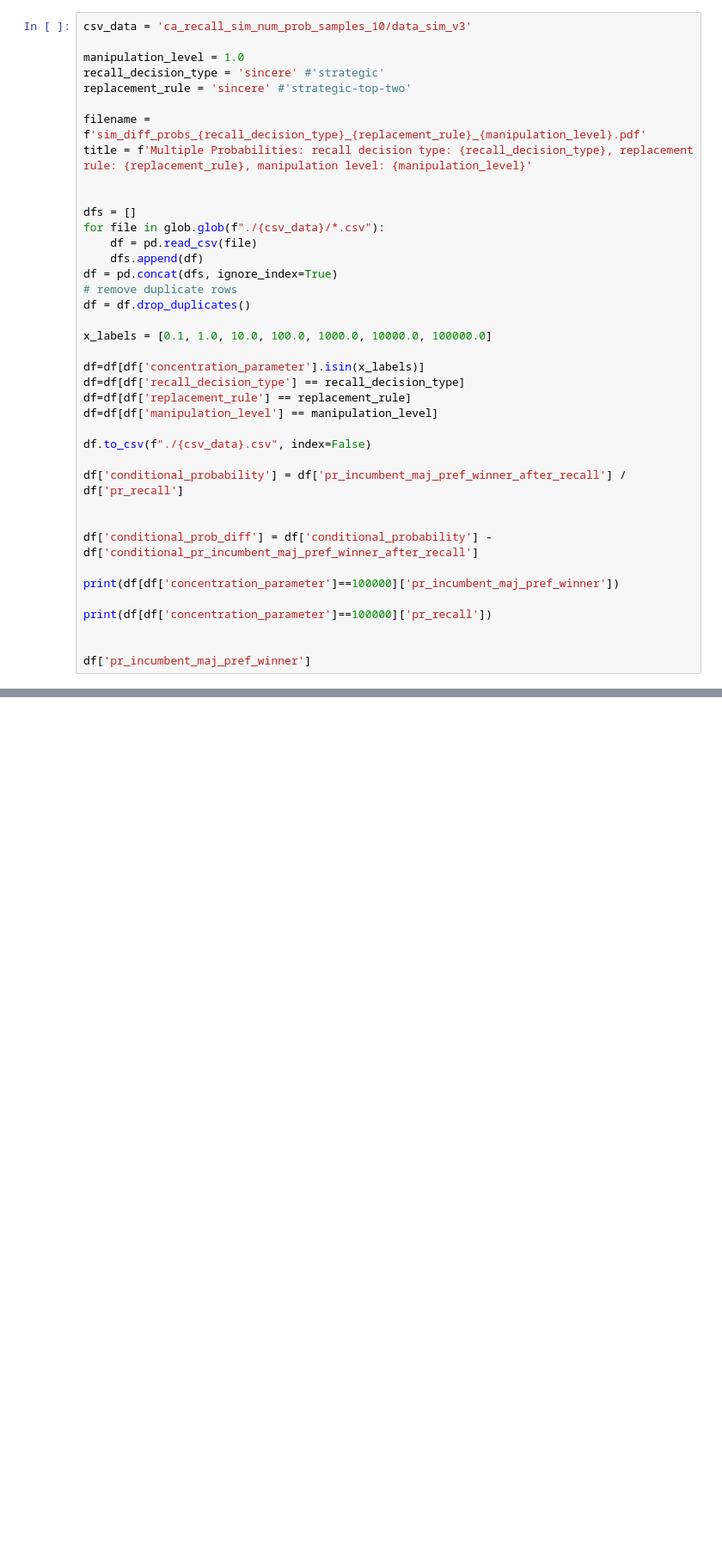
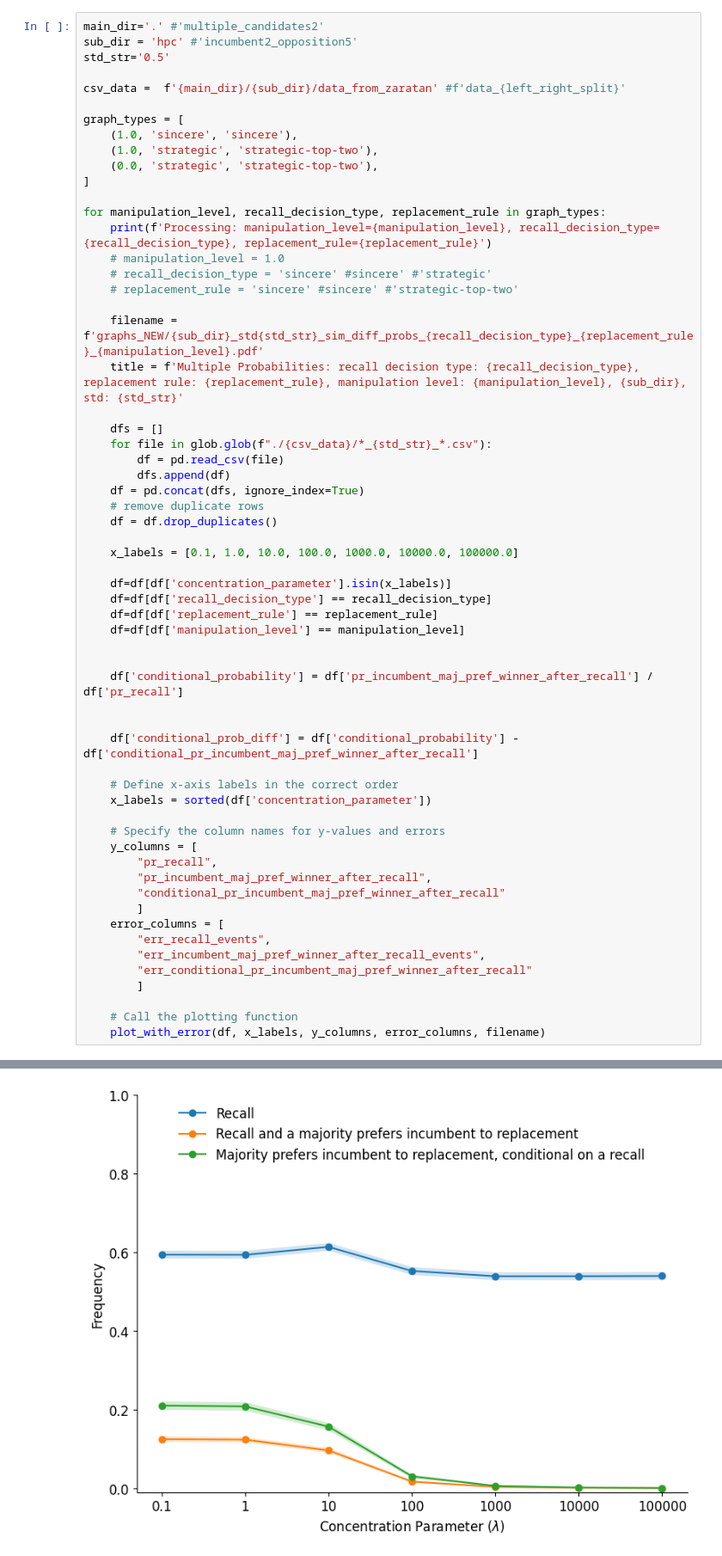
Before and after one commit to epacuit/ca_recall, a Jupyter notebook: ca_recall_simulation_visualization.ipynb, the cells around one changed output, grey strips where cells are left out. Shown at 86% size. Cells and saved outputs as stored; diff of their text form; blank space fills up the shorter version.

```diff
--- a/ca_recall_simulation_visualization.ipynb
+++ b/ca_recall_simulation_visualization.ipynb
@@ -27,40 +76,61 @@ import seaborn as sns
 # %%
-csv_data = 'ca_recall_sim_num_prob_samples_10/data_sim_v3'
+main_dir='.' #'multiple_candidates2'
+sub_dir = 'hpc' #'incumbent2_opposition5'
+std_str='0.5'
 
-manipulation_level = 1.0
-recall_decision_type = 'sincere' #'strategic'
-replacement_rule = 'sincere' #'strategic-top-two'
+csv_data =  f'{main_dir}/{sub_dir}/data_from_zaratan' #f'data_{left_right_split}'
 
-filename = f'sim_diff_probs_{recall_decision_type}_{replacement_rule}_{manipulation_level}.pdf'
-title = f'Multiple Probabilities: recall decision type: {recall_decision_type}, replacement rule: {replacement_rule}, manipulation level: {manipulation_level}'
+graph_types = [
+    (1.0, 'sincere', 'sincere'),
+    (1.0, 'strategic', 'strategic-top-two'),
+    (0.0, 'strategic', 'strategic-top-two'),
+]
+
+for manipulation_level, recall_decision_type, replacement_rule in graph_types:
+    print(f'Processing: manipulation_level={manipulation_level}, recall_decision_type={recall_decision_type}, replacement_rule={replacement_rule}')
+    # manipulation_level = 1.0
+    # recall_decision_type = 'sincere' #sincere' #'strategic'
+    # replacement_rule = 'sincere' #sincere' #'strategic-top-two'
+
+    filename = f'graphs_NEW/{sub_dir}_std{std_str}_sim_diff_probs_{recall_decision_type}_{replacement_rule}_{manipulation_level}.pdf'
+    title = f'Multiple Probabilities: recall decision type: {recall_decision_type}, replacement rule: {replacement_rule}, manipulation level: {manipulation_level}, {sub_dir}, std: {std_str}'
+
+    dfs = []
+    for file in glob.glob(f"./{csv_data}/*_{std_str}_*.csv"):
+        df = pd.read_csv(file)
+        dfs.append(df)
+    df = pd.concat(dfs, ignore_index=True)
+    # remove duplicate rows
+    df = df.drop_duplicates()
+
+    x_labels = [0.1, 1.0, 10.0, 100.0, 1000.0, 10000.0, 100000.0]
+
+    df=df[df['concentration_parameter'].isin(x_labels)]
+    df=df[df['recall_decision_type'] == recall_decision_type]
+    df=df[df['replacement_rule'] == replacement_rule]
+    df=df[df['manipulation_level'] == manipulation_level]
 
 
-dfs = []
-for file in glob.glob(f"./{csv_data}/*.csv"):
-    df = pd.read_csv(file)
-    dfs.append(df)
-df = pd.concat(dfs, ignore_index=True)
-# remove duplicate rows
-df = df.drop_duplicates()
-
-x_labels = [0.1, 1.0, 10.0, 100.0, 1000.0, 10000.0, 100000.0]
-
-df=df[df['concentration_parameter'].isin(x_labels)]
-df=df[df['recall_decision_type'] == recall_decision_type]
-df=df[df['replacement_rule'] == replacement_rule]
-df=df[df['manipulation_level'] == manipulation_level]
-
-df.to_csv(f"./{csv_data}.csv", index=False)
-
-df['conditional_probability'] = df['pr_incumbent_maj_pref_winner_after_recall'] / df['pr_recall']
+    df['conditional_probability'] = df['pr_incumbent_maj_pref_winner_after_recall'] / df['pr_recall']
 
 
-df['conditional_prob_diff'] = df['conditional_probability'] - df['conditional_pr_incumbent_maj_pref_winner_after_recall']
+    df['conditional_prob_diff'] = df['conditional_probability'] - df['conditional_pr_incumbent_maj_pref_winner_after_recall']
 
-print(df[df['concentration_parameter']==100000]['pr_incumbent_maj_pref_winner'])
+    # Define x-axis labels in the correct order
+    x_labels = sorted(df['concentration_parameter'])
 
-print(df[df['concentration_parameter']==100000]['pr_recall'])
+    # Specify the column names for y-values and errors
+    y_columns = [
+        "pr_recall",
+        "pr_incumbent_maj_pref_winner_after_recall",
+        "conditional_pr_incumbent_maj_pref_winner_after_recall"
+        ]
+    error_columns = [
+        "err_recall_events",
+        "err_incumbent_maj_pref_winner_after_recall_events",
+        "err_conditional_pr_incumbent_maj_pref_winner_after_recall"
+        ]
 
-
-df['pr_incumbent_maj_pref_winner']
+    # Call the plotting function
+    plot_with_error(df, x_labels, y_columns, error_columns, filename)
 # %% [output]
@@ -70,0 +138 @@ Name: pr_recall, dtype: float64
+[figure, added]
```
Also changed, not shown: parts of 16 cells of this notebook, 4 other files.
